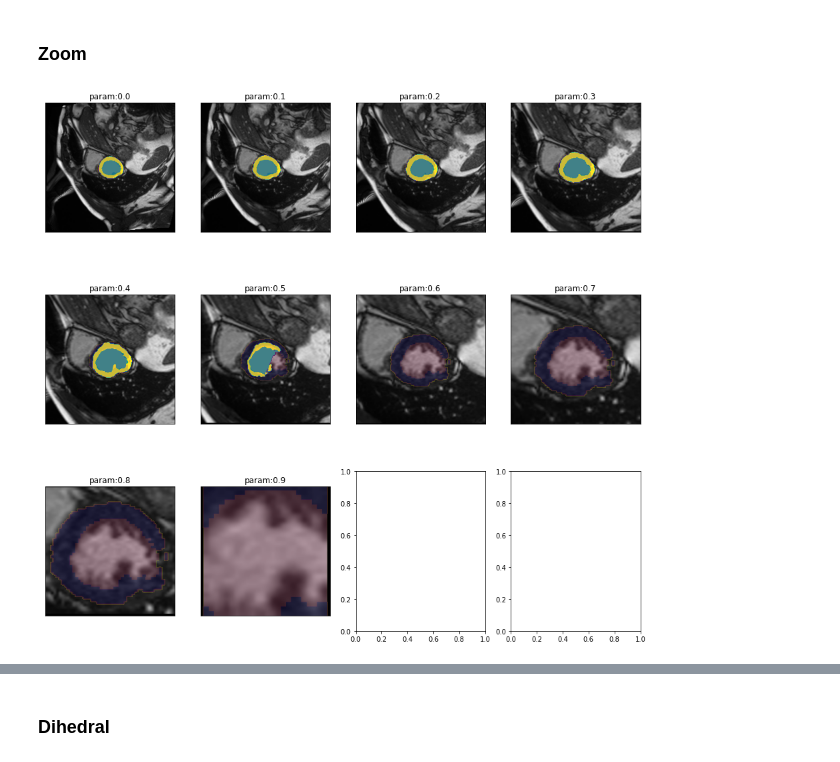
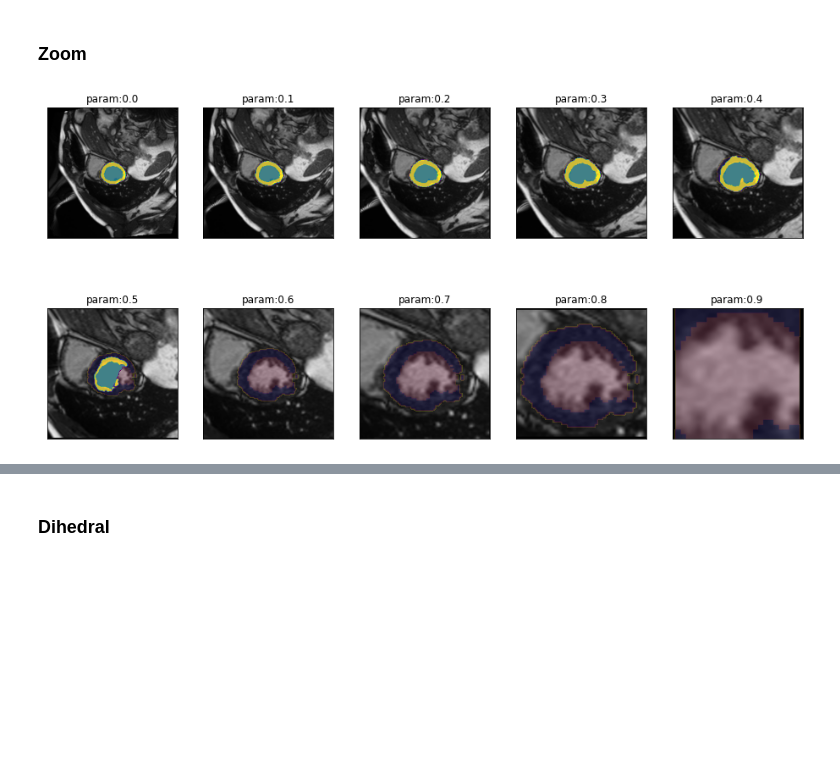
Before and after one commit to chfc-cmi/misas, a Jupyter notebook: 01_local_interpret_pillow_rewrite.ipynb, the cells around one changed output, grey strips where cells are left out. Cells and saved outputs as stored; diff of their text form; code cells hidden in the pictures; blank space fills up the shorter version.

```diff
--- a/01_local_interpret_pillow_rewrite.ipynb
+++ b/01_local_interpret_pillow_rewrite.ipynb
@@ -567,9 +560,9 @@ def get_zoom_series(image, model, start=0, end=1, step=.1, finalSize= None, **kw
 # %%
 series = get_zoom_series(img(), trainedModel, truth=trueMask())
 # %%
-plot_series(series, nrow=3, figsize=(16,15), overlay_truth = True)
+plot_series(series, nrow=2, figsize=(16,8), overlay_truth = True)
 # %% [output]
-[figure, old version]
+[figure, new version]
 # %%
 #export
 def eval_zoom_series(image, mask, model, step=0.1, start=0, end=1, finalSize=None, param_name="scale", **kwargs):
```
Also changed, not shown: parts of 13 cells of this notebook, 1 other file.
